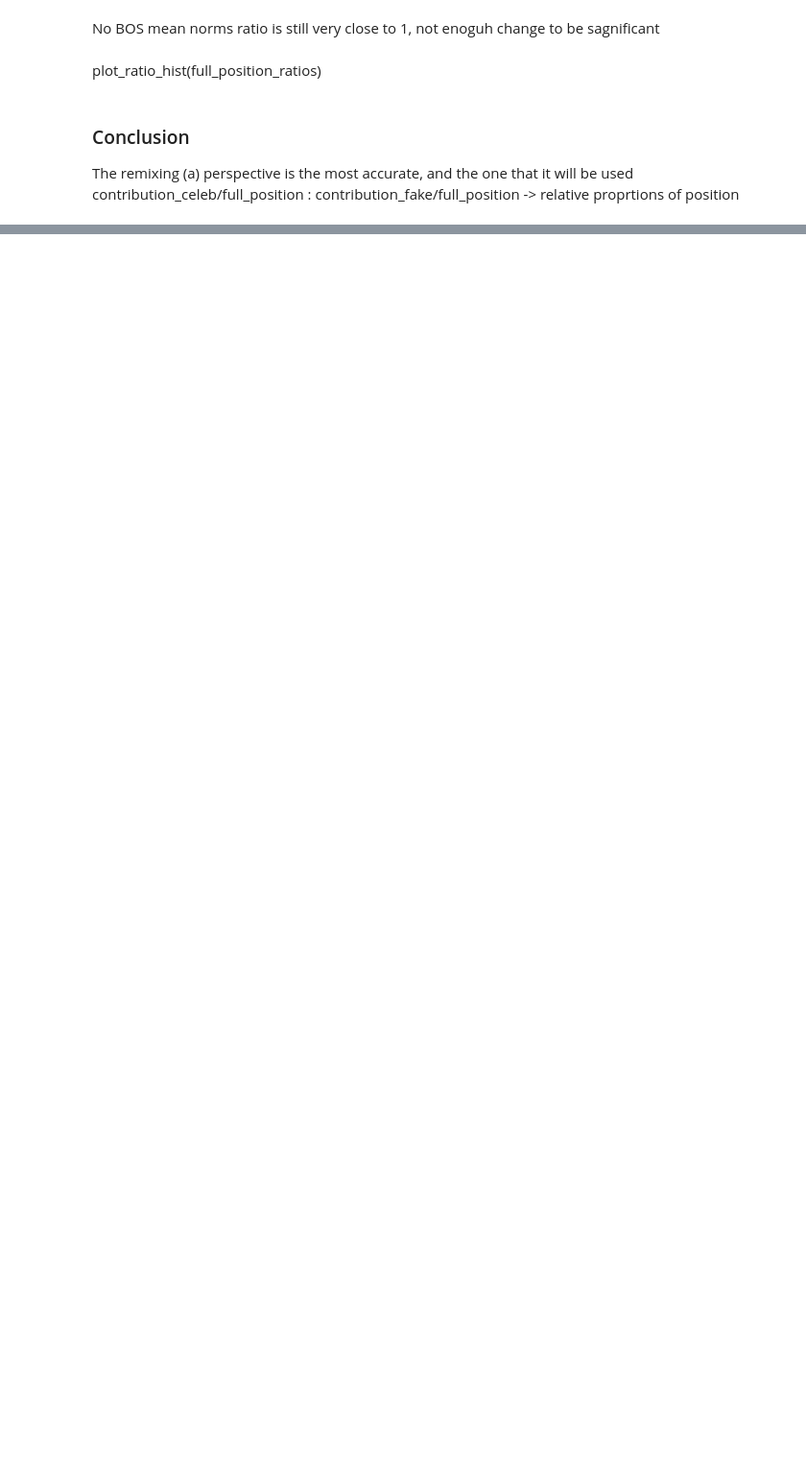
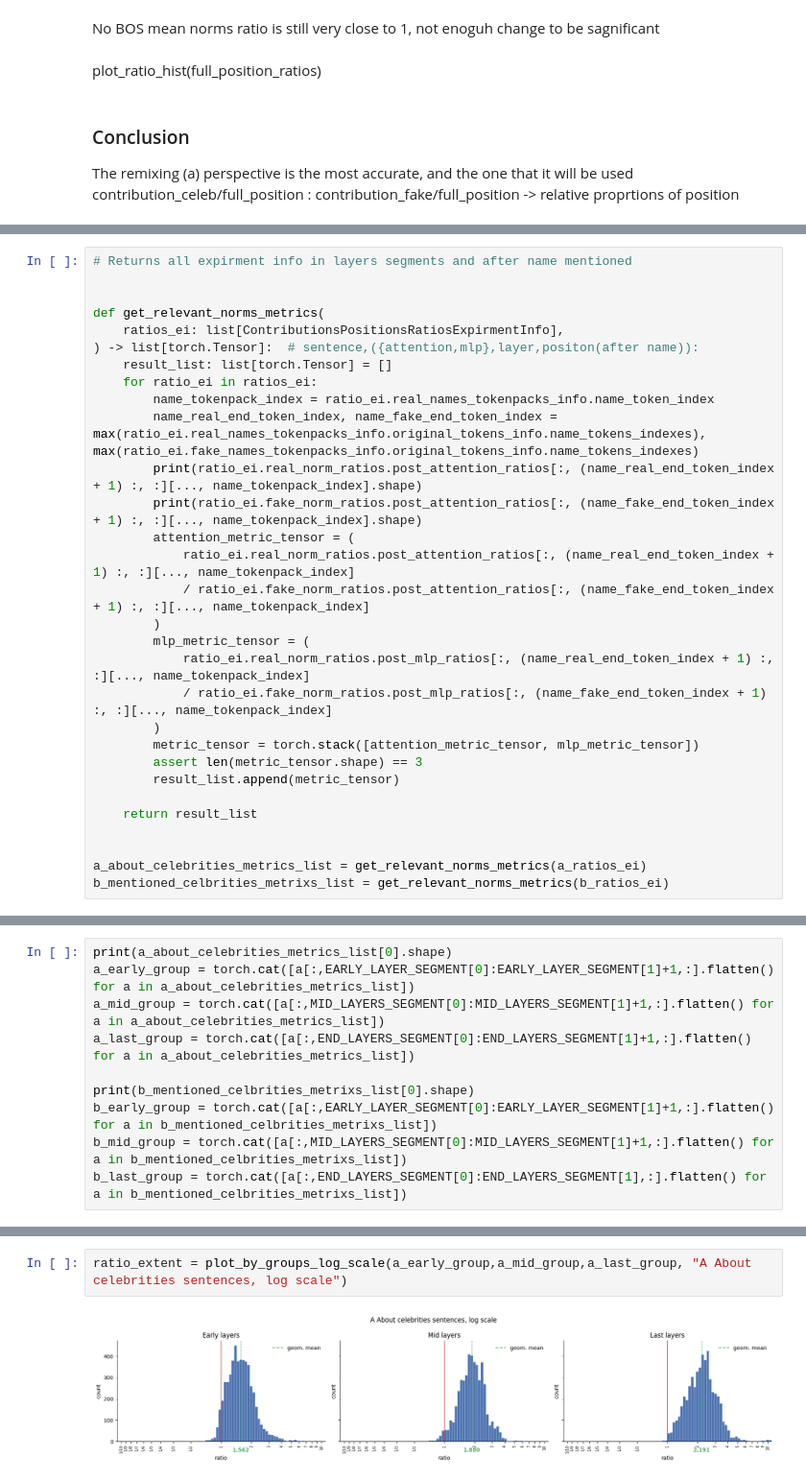
Before and after one commit to NegevTag/Visualizing-information-flow-in-transformers, a Jupyter notebook: real/science/experiment_1_celebrities/celebrity_experiment.ipynb, the cells around one changed output, grey strips where cells are left out. Shown at 96% size. Cells and saved outputs as stored; diff of their text form; blank space fills up the shorter version.

```diff
--- a/real/science/experiment_1_celebrities/celebrity_experiment.ipynb
+++ b/real/science/experiment_1_celebrities/celebrity_experiment.ipynb
@@ -585,0 +813,30 @@ contribution_celeb/full_position : contribution_fake/full_position -> relative p
+# %%
+# Returns all expirment info in layers segments and after name mentioned
+
+
+def get_relevant_norms_metrics(
+    ratios_ei: list[ContributionsPositionsRatiosExpirmentInfo],
+) -> list[torch.Tensor]:  # sentence,({attention,mlp},layer,positon(after name)):
+    result_list: list[torch.Tensor] = []
+    for ratio_ei in ratios_ei:
+        name_tokenpack_index = ratio_ei.real_names_tokenpacks_info.name_token_index
+        name_real_end_token_index, name_fake_end_token_index = max(ratio_ei.real_names_tokenpacks_info.original_tokens_info.name_tokens_indexes), max(ratio_ei.fake_names_tokenpacks_info.original_tokens_info.name_tokens_indexes)
+        print(ratio_ei.real_norm_ratios.post_attention_ratios[:, (name_real_end_token_index + 1) :, :][..., name_tokenpack_index].shape)
+        print(ratio_ei.fake_norm_ratios.post_attention_ratios[:, (name_fake_end_token_index + 1) :, :][..., name_tokenpack_index].shape)
+        attention_metric_tensor = (
+            ratio_ei.real_norm_ratios.post_attention_ratios[:, (name_real_end_token_index + 1) :, :][..., name_tokenpack_index]
+            / ratio_ei.fake_norm_ratios.post_attention_ratios[:, (name_fake_end_token_index + 1) :, :][..., name_tokenpack_index]
+        )
+        mlp_metric_tensor = (
+            ratio_ei.real_norm_ratios.post_mlp_ratios[:, (name_real_end_token_index + 1) :, :][..., name_tokenpack_index]
+            / ratio_ei.fake_norm_ratios.post_mlp_ratios[:, (name_fake_end_token_index + 1) :, :][..., name_tokenpack_index]
+        )
+        metric_tensor = torch.stack([attention_metric_tensor, mlp_metric_tensor])
+        assert len(metric_tensor.shape) == 3
+        result_list.append(metric_tensor)
+
+    return result_list
+
+
+a_about_celebrities_metrics_list = get_relevant_norms_metrics(a_ratios_ei)
+b_mentioned_celbrities_metrixs_list = get_relevant_norms_metrics(b_ratios_ei)
@@ -585,0 +861,10 @@ contribution_celeb/full_position : contribution_fake/full_position -> relative p
+# %%
+print(a_about_celebrities_metrics_list[0].shape)
+a_early_group = torch.cat([a[:,EARLY_LAYER_SEGMENT[0]:EARLY_LAYER_SEGMENT[1]+1,:].flatten() for a in a_about_celebrities_metrics_list])
+a_mid_group = torch.cat([a[:,MID_LAYERS_SEGMENT[0]:MID_LAYERS_SEGMENT[1]+1,:].flatten() for a in a_about_celebrities_metrics_list])
+a_last_group = torch.cat([a[:,END_LAYERS_SEGMENT[0]:END_LAYERS_SEGMENT[1]+1,:].flatten() for a in a_about_celebrities_metrics_list])
+
+print(b_mentioned_celbrities_metrixs_list[0].shape)
+b_early_group = torch.cat([a[:,EARLY_LAYER_SEGMENT[0]:EARLY_LAYER_SEGMENT[1]+1,:].flatten() for a in b_mentioned_celbrities_metrixs_list])
+b_mid_group = torch.cat([a[:,MID_LAYERS_SEGMENT[0]:MID_LAYERS_SEGMENT[1]+1,:].flatten() for a in b_mentioned_celbrities_metrixs_list])
+b_last_group = torch.cat([a[:,END_LAYERS_SEGMENT[0]:END_LAYERS_SEGMENT[1],:].flatten() for a in b_mentioned_celbrities_metrixs_list])
@@ -585,0 +999,4 @@ contribution_celeb/full_position : contribution_fake/full_position -> relative p
+# %%
+ratio_extent = plot_by_groups_log_scale(a_early_group,a_mid_group,a_last_group, "A About celebrities sentences, log scale")
+# %% [output]
+[figure, added]
```
Also changed, not shown: parts of 41 cells of this notebook, 4 other files.
